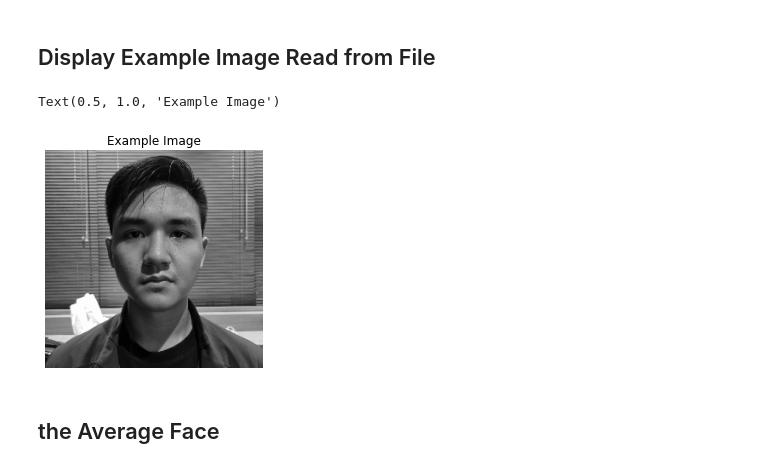
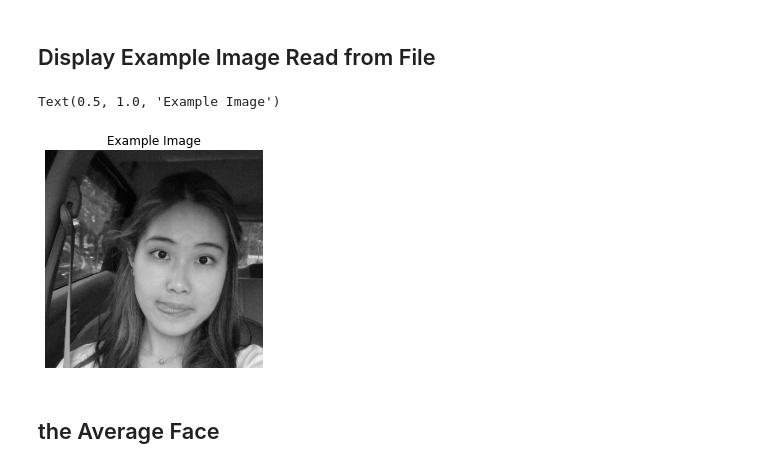
Before and after one commit to AlifioDitya/Algeo02-21142, a Jupyter notebook: src/main.ipynb, the cells around one changed output. Drawn from its saved outputs; the diff is of its cells as text; code cells hidden in the pictures.

```diff
--- a/src/main.ipynb
+++ b/src/main.ipynb
@@ -17,11 +17,11 @@ training_set = ut.image_to_matrix(dirname)
 # %% [markdown]
 ## Display Example Image Read from File
 # %%
-ut.show_image_plt(training_set[:, 0].reshape(256, 256))
+ut.show_image_plt(training_set[:, 20].reshape(256, 256))
 plt.title("Example Image")
 # %% [output]
 Text(0.5, 1.0, 'Example Image')
-[figure, old version]
+[figure, new version]
 # %% [markdown]
 ## the Average Face
 # %%
```
Also changed, not shown: parts of 5 cells of this notebook, 44 other files.
